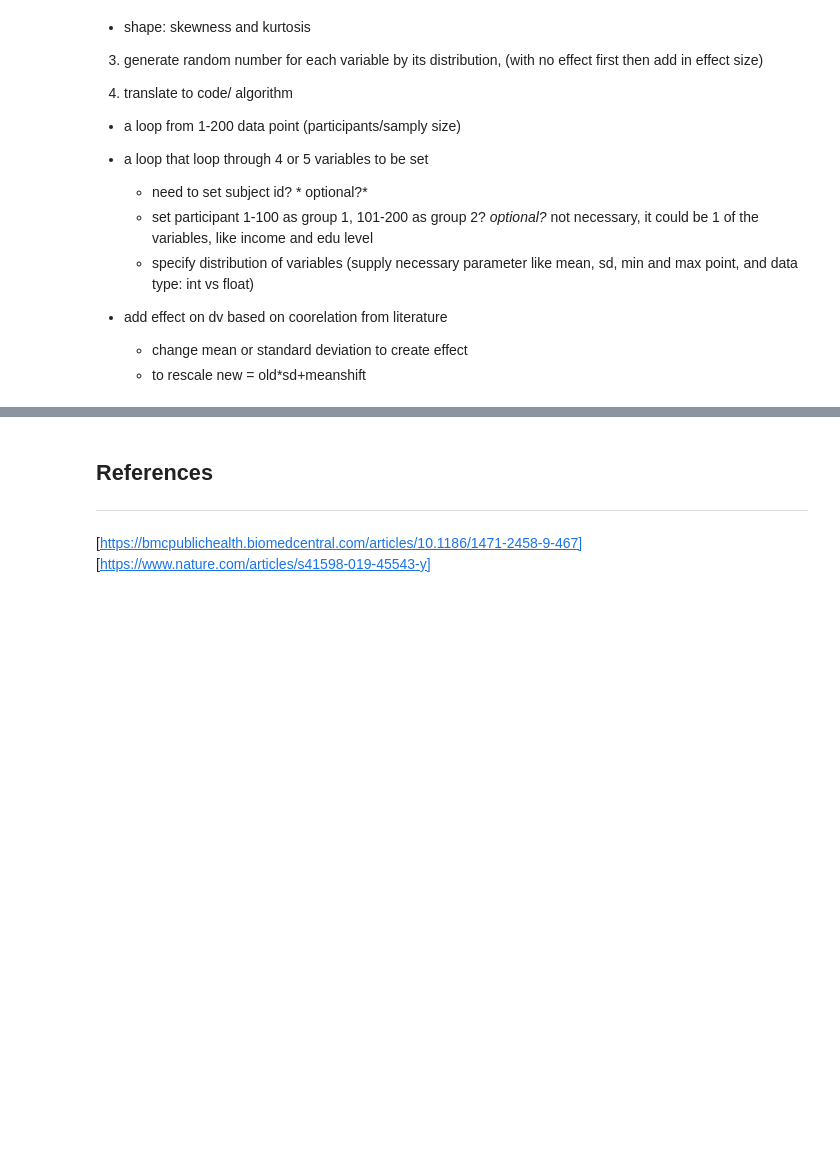
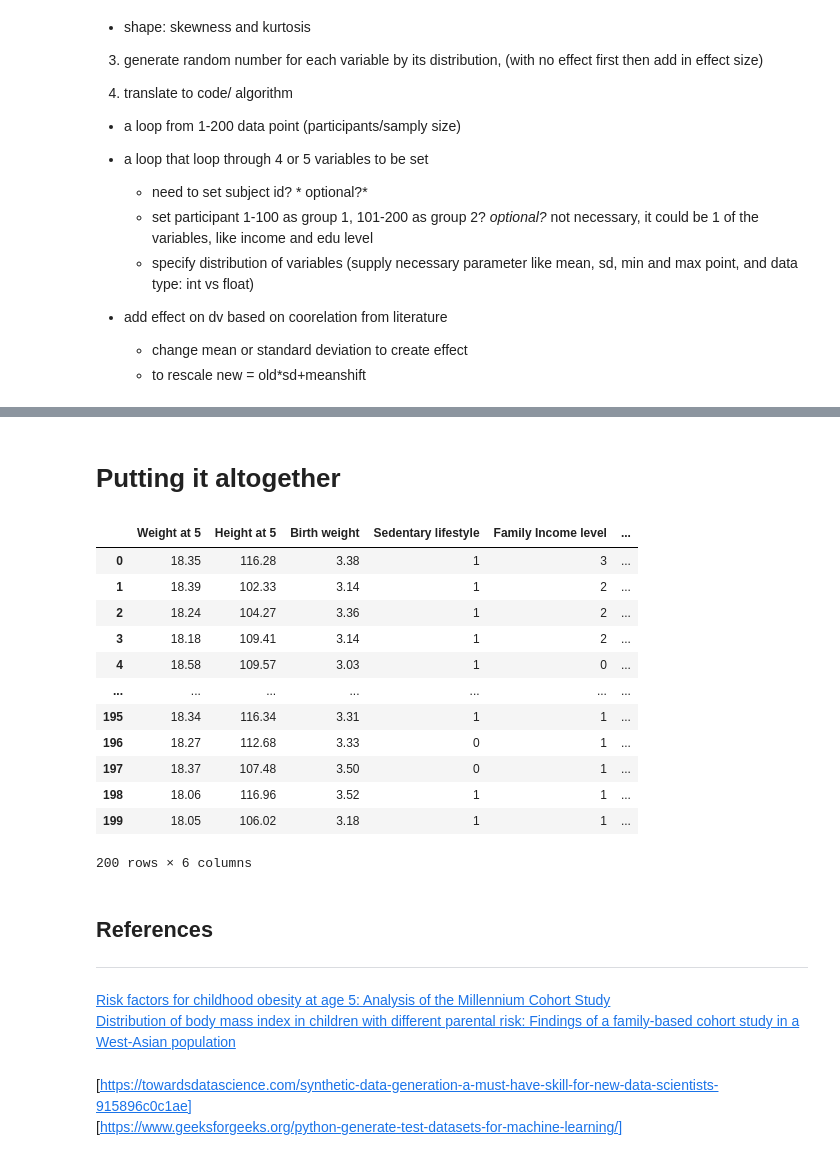
Before and after one commit to HazelIP/Programming-for-DA_project, a Jupyter notebook: Prog_DA_project.ipynb, the cells around one changed output, grey strips where cells are left out. Cells and saved outputs as stored; diff of their text form; code cells hidden in the pictures; blank space fills up the shorter version.

Commit message:
1st dataset generated

```diff
--- a/Prog_DA_project.ipynb
+++ b/Prog_DA_project.ipynb
@@ -80,3 +170,5 @@ income
 # %%
-# simulate sedatary lifestyle, yes=1, no=0, uniform
-lifestyle=
+# simulate sedatary lifestyle, yes=1, no=0
+n,p = (1, .79)
+lifestyle = np.random.binomial(n,p,200)
+lifestyle
@@ -88,0 +193,5 @@ behavior =
+# %%
+# simulate family income, 4 categories
+# 0:€0-20000; 1:€20001-40000; 2:€40001-60000; 3:€60001+
+income = rng.choice(4, 200, p=[.193, .257, .191, .359])
+income
@@ -88,0 +215,5 @@ behavior =
+# %%
+# simulate primary carer education level, 3 categories
+# 0=primary or lower, 1=secondary, 2=tertiary or higher
+eduLevel = rng.choice(3, 200, p=[.04,.29,.67])
+eduLevel
@@ -88,0 +236,2 @@ behavior =
+# %% [markdown]
+# Putting it altogether
@@ -89,5 +249,38 @@ behavior =
+# %%
+import pandas as pd
+# defining a pandas data frame to save
+# the data for later use
+data = pd.DataFrame()
+
+# defining the columns of the dataset
+data['Weight at 5'] = weight_5
+data['Height at 5'] = height_5
+data['Birth weight'] = birthWeight
+data['Sedentary lifestyle'] = lifestyle
+data['Family Income level'] = income
+data['Primary carer education level'] = eduLevel
+
+data
+# %% [output]
+|  | Weight at 5 | Height at 5 | Birth weight | Sedentary lifestyle | Family Income level | ... |
+| 0 | 18.35 | 116.28 | 3.38 | 1 | 3 | ... |
+| 1 | 18.39 | 102.33 | 3.14 | 1 | 2 | ... |
+| 2 | 18.24 | 104.27 | 3.36 | 1 | 2 | ... |
+| 3 | 18.18 | 109.41 | 3.14 | 1 | 2 | ... |
+| 4 | 18.58 | 109.57 | 3.03 | 1 | 0 | ... |
+| ... | ... | ... | ... | ... | ... | ... |
+| 195 | 18.34 | 116.34 | 3.31 | 1 | 1 | ... |
+| 196 | 18.27 | 112.68 | 3.33 | 0 | 1 | ... |
+| 197 | 18.37 | 107.48 | 3.50 | 0 | 1 | ... |
+| 198 | 18.06 | 116.96 | 3.52 | 1 | 1 | ... |
+| 199 | 18.05 | 106.02 | 3.18 | 1 | 1 | ... |
+200 rows × 6 columns
 # %% [markdown]
 ## References
 ***
 # %% [markdown]
-[https://bmcpublichealth.biomedcentral.com/articles/10.1186/1471-2458-9-467] [https://www.nature.com/articles/s41598-019-45543-y]
+[Risk factors for childhood obesity at age 5: Analysis of the Millennium Cohort Study](https://bmcpublichealth.biomedcentral.com/articles/10.1186/1471-2458-9-467) <br>
+[Distribution of body mass index in children with different parental risk: Findings of a family-based cohort study in a West-Asian population](https://www.nature.com/articles/s41598-019-45543-y) <br>
+# %% [markdown]
+[https://towardsdatascience.com/synthetic-data-generation-a-must-have-skill-for-new-data-scientists-915896c0c1ae] <br>
+[https://www.geeksforgeeks.org/python-generate-test-datasets-for-machine-learning/]
```
Also changed, not shown: parts of 34 cells of this notebook, 1 other file.
